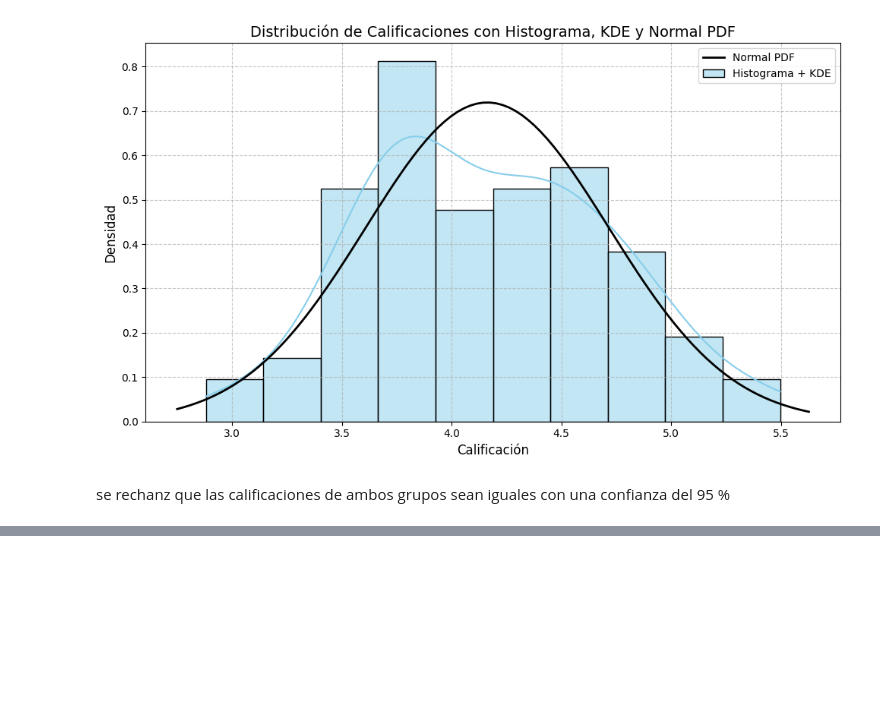
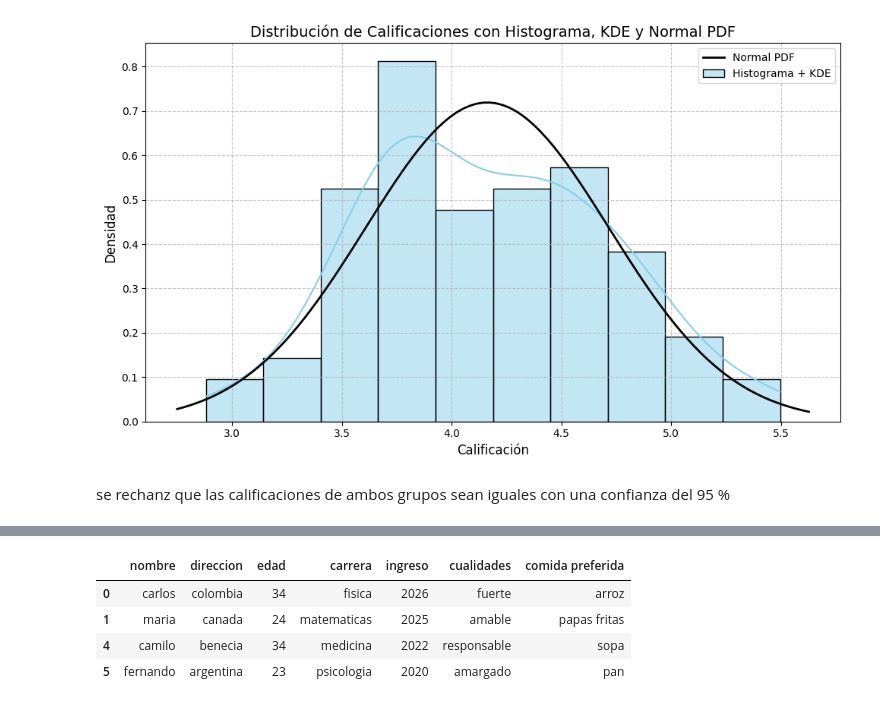
Before and after one commit to dubanmojica/programacion1, a Jupyter notebook: Untitled30.ipynb, the cells around one changed output, grey strips where cells are left out. Saved outputs shown, nothing was run; the diff lists cells and outputs as text; code cells hidden in the pictures; blank space fills up the shorter version.

```diff
--- a/Untitled30.ipynb
+++ b/Untitled30.ipynb
@@ -284,0 +528,8 @@ se rechanz que las calificaciones de ambos grupos sean iguales con una confianza
+# %%
+df[df["edad"] > 20]
+# %% [output]
+|  | nombre | direccion | edad | carrera | ingreso | cualidades | comida preferida |
+| 0 | carlos | colombia | 34 | fisica | 2026 | fuerte | arroz |
+| 1 | maria | canada | 24 | matematicas | 2025 | amable | papas fritas |
+| 4 | camilo | benecia | 34 | medicina | 2022 | responsable | sopa |
+| 5 | fernando | argentina | 23 | psicologia | 2020 | amargado | pan |
```
Also changed, not shown: parts of 48 cells of this notebook.
